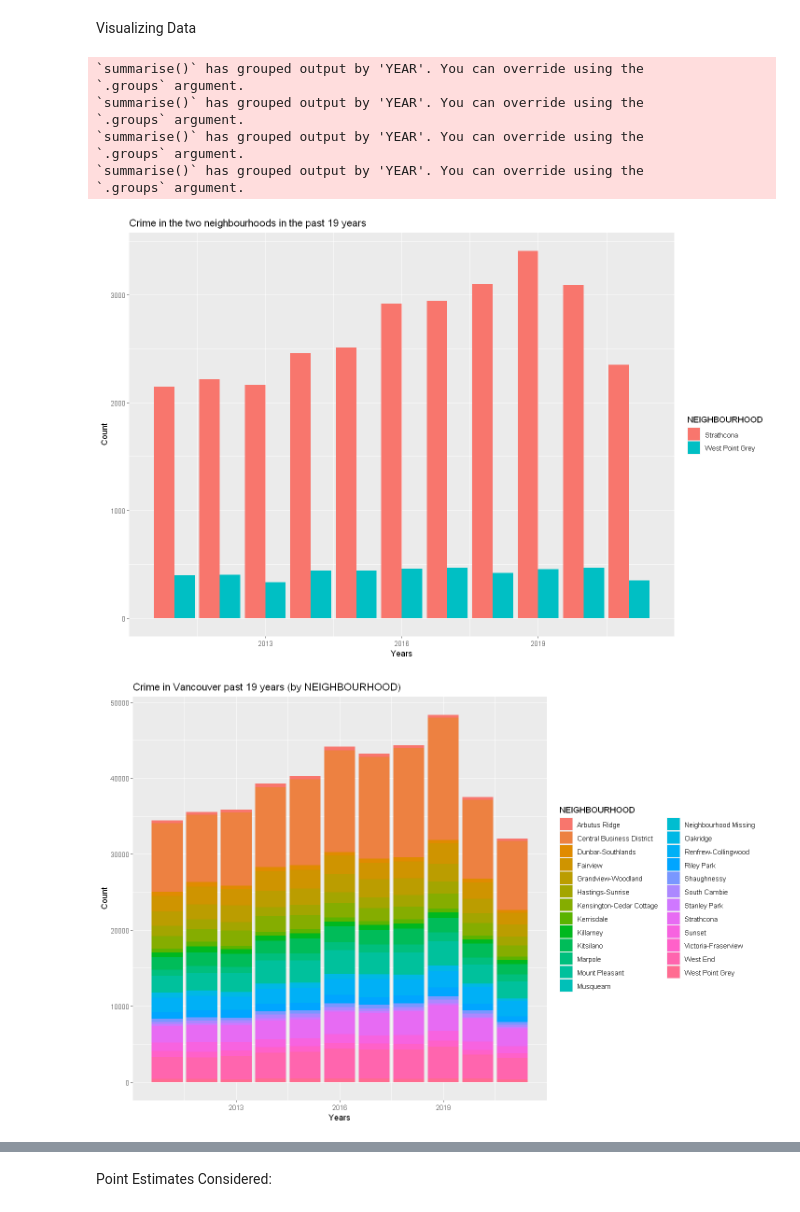
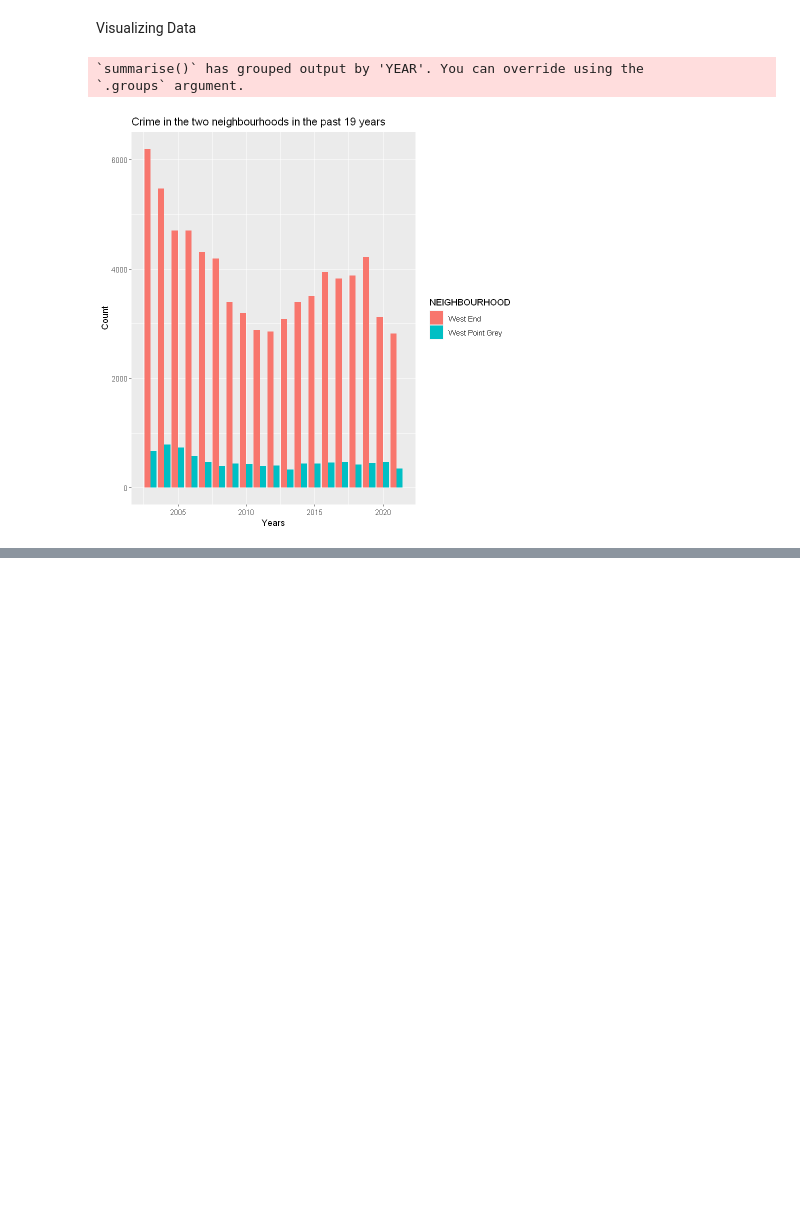
Before and after one commit to Utsav02/VancouverCrimeSTAT201, a Jupyter notebook: ProjectFile.ipynb, the cells around one changed output, grey strips where cells are left out. Drawn from its saved outputs; the diff is of its cells as text; code cells hidden in the pictures; blank space fills up the shorter version.

```diff
--- a/ProjectFile.ipynb
+++ b/ProjectFile.ipynb
@@ -275,51 +437,19 @@ A tibble: 11 × 3
 Visualizing Data
 # %%
 compare_crime <- vancouver_crime %>%
-filter(NEIGHBOURHOOD == "Strathcona" | NEIGHBOURHOOD == "West Point Grey") %>%
+filter(NEIGHBOURHOOD == "West End" | NEIGHBOURHOOD == "West Point Grey") %>%
 group_by(YEAR, NEIGHBOURHOOD) %>%
 summarise(Count = n())
 
 
-
-westpoint_crime <- vancouver_crime %>%
-filter(NEIGHBOURHOOD == "West Point Grey") %>%
-group_by(YEAR, TYPE) %>%
-summarise(Count = n())
 
 plot_1 <- compare_crime %>%
 ggplot(aes(x = YEAR, y = Count, fill = NEIGHBOURHOOD)) +
 geom_bar(stat = "identity", position = "dodge") +
 labs(x = "Years", title = "Crime in the two neighbourhoods in the past 19 years")
 
-
-plot_2 <- vancouver_crime %>%
-group_by(YEAR, NEIGHBOURHOOD) %>%
-summarise(Count = n()) %>%
-ggplot(aes(x = YEAR, y = Count, fill = NEIGHBOURHOOD)) +
-geom_bar(stat = "identity") +
-labs(title = "Crime in Vancouver past 19 years (by NEIGHBOURHOOD)", x = "Years")
-
-plot_3 <- vancouver_crime %>%
-group_by(YEAR, TYPE) %>%
-summarise(Count = n()) %>%
-ggplot(aes(x = YEAR, y = Count, fill = TYPE)) +
-geom_bar(stat = "identity") +
-labs(title = "Crime in Vancouver past 19 years (by TYPE)", x = "Years")
-
-
-options(repr.plot.width = 12, repr.plot.height= 8)
-
 plot_1
-plot_2
-plot_3
 # %% [output]
 `summarise()` has grouped output by 'YEAR'. You can override using the
 `.groups` argument.
-`summarise()` has grouped output by 'YEAR'. You can override using the
-`.groups` argument.
-`summarise()` has grouped output by 'YEAR'. You can override using the
-`.groups` argument.
-`summarise()` has grouped output by 'YEAR'. You can override using the
-`.groups` argument.
-[figure, old version]
+[figure, new version]
-[figure, removed]
@@ -327,2 +455,0 @@ plot_3
-# %% [markdown]
-Point Estimates Considered:
```
Also changed, not shown: parts of 24 cells of this notebook.
